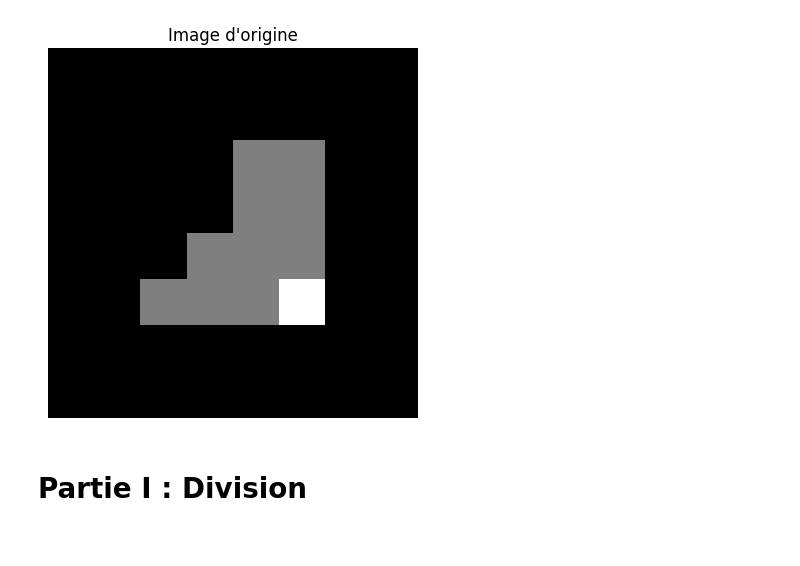
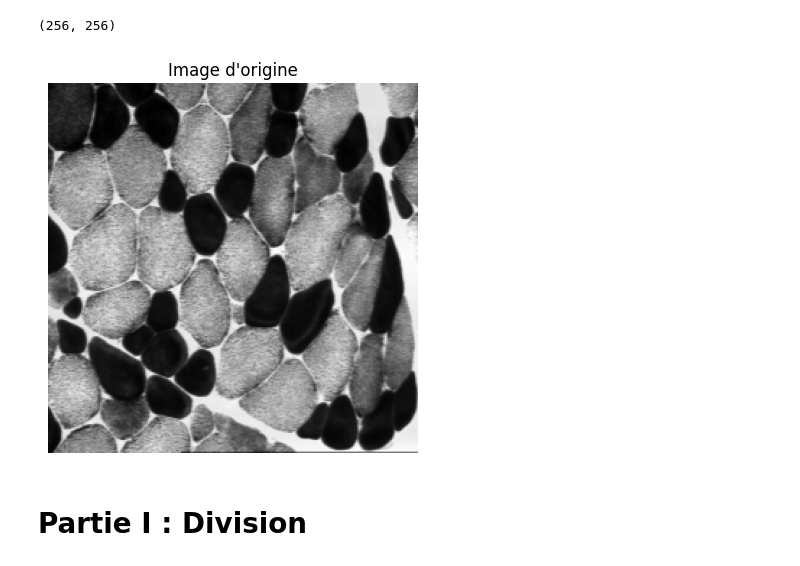
Before and after one commit to akef215/image_processing, a Jupyter notebook: RAG_demo.ipynb, the cells around one changed output. Saved outputs shown, nothing was run; the diff lists cells and outputs as text; code cells hidden in the pictures.

```diff
--- a/RAG_demo.ipynb
+++ b/RAG_demo.ipynb
@@ -5,21 +5,24 @@ import matplotlib.pyplot as plt
 # %%
 img = np.array([
     [0, 0, 0, 0, 0, 0, 0, 0],
     [0, 0, 0, 0, 0, 0, 0, 0],
     [0, 0, 0, 0, 127, 127, 0, 0],
     [0, 0, 0, 0, 127, 127, 0, 0],
     [0, 0, 0, 127, 127, 127, 0, 0],
     [0, 0, 127, 127, 127, 255, 0, 0],
     [0, 0, 0, 0, 0, 0, 0, 0],
     [0, 0, 0, 0, 0, 0, 0, 0]
     ], dtype=int)
 
+img = plt.imread("img/musc.bmp")
+print(img.shape)
 plt.title("Image d'origine")
 plt.axis('off')
 plt.imshow(img, cmap='gray')
 plt.show()
 # %% [output]
+(256, 256)
-[figure, old version]
+[figure, new version]
 # %% [markdown]
 # Partie I : Division
 # %%
```
Also changed, not shown: parts of 3 cells of this notebook, 2 other files.
